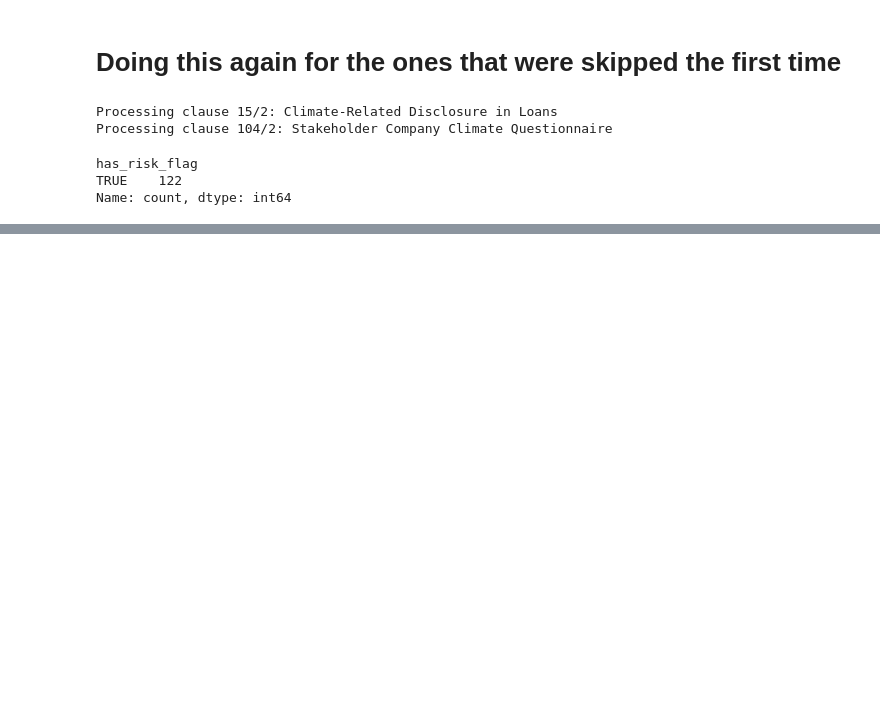
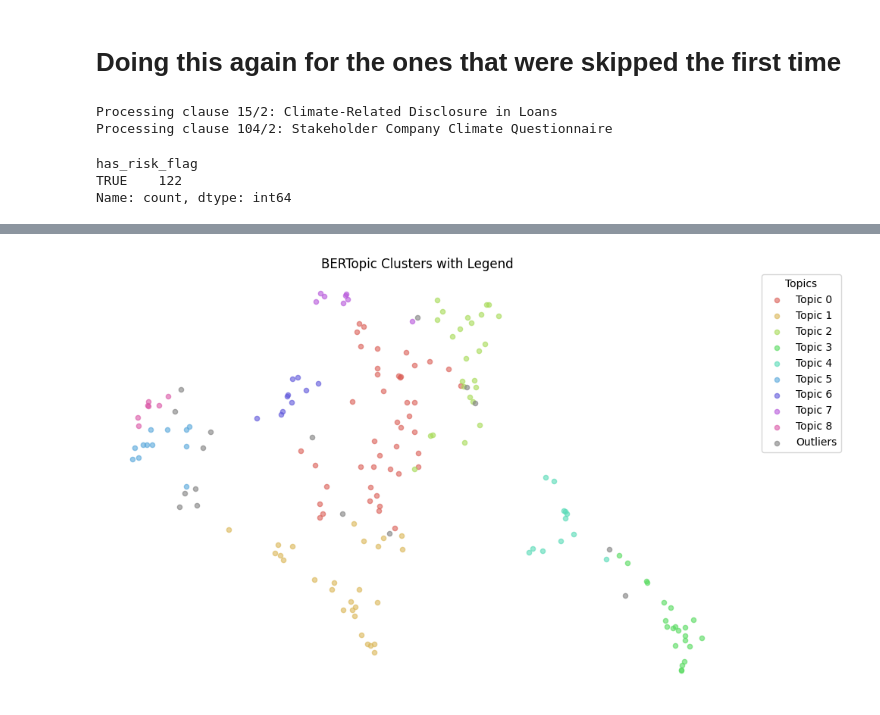
Before and after one commit to chancery-lane-project/risk_id, a Jupyter notebook: tclp/notebooks/risk_notebook.ipynb, the cells around one changed output, grey strips where cells are left out. Drawn from its saved outputs; the diff is of its cells as text; code cells hidden in the pictures; blank space fills up the shorter version.

```diff
--- a/tclp/notebooks/risk_notebook.ipynb
+++ b/tclp/notebooks/risk_notebook.ipynb
@@ -139,0 +264,16 @@ results_df.to_csv('../data/risk_categorization_results.csv', index=False)
+# %%
+from sentence_transformers import SentenceTransformer
+embedding_model = SentenceTransformer("thenlper/gte-small")
+embeddings = embedding_model.encode(unique_labels, show_progress_bar=True)
+# %%
+from umap.umap_ import UMAP
+umap_model = UMAP(n_components=3, min_dist=0.0, metric='euclidean', random_state=42)
+reduced_embeddings = umap_model.fit_transform(embeddings)
+# %%
+from hdbscan import HDBSCAN
+hdbscan_model = HDBSCAN(min_cluster_size=5, metric="euclidean", cluster_selection_method="eom").fit(reduced_embeddings)
+clusters = hdbscan_model.labels_
+# %%
+from bertopic import BERTopic
+topic_model = BERTopic(embedding_model=embedding_model, umap_model=umap_model, hdbscan_model=hdbscan_model)
+topics, probs = topic_model.fit_transform(unique_labels, embeddings)
@@ -139,0 +296,43 @@ results_df.to_csv('../data/risk_categorization_results.csv', index=False)
+# %%
+import pandas as pd
+import matplotlib.pyplot as plt
+import seaborn as sns
+
+# Create DataFrame
+df_plot = pd.DataFrame(reduced_embeddings, columns=["x", "y", "z"])
+df_plot["topic"] = topics
+
+# Create color palette (excluding -1 if present)
+unique_topics = sorted(set(topics))
+if -1 in unique_topics:
+    unique_topics.remove(-1)
+    include_outliers = True
+else:
+    include_outliers = False
+
+# Assign a color per topic
+palette = sns.color_palette("hls", len(unique_topics))
+topic_to_color = {topic: palette[i] for i, topic in enumerate(unique_topics)}
+if include_outliers:
+    topic_to_color[-1] = (0.5, 0.5, 0.5)  # grey for outliers
+
+# Assign colors to each point
+df_plot["color"] = df_plot["topic"].map(topic_to_color)
+
+# Plot
+plt.figure(figsize=(10, 6))
+for topic in topic_to_color:
+    subset = df_plot[df_plot["topic"] == topic]
+    label = f"Topic {topic}" if topic != -1 else "Outliers"
+    plt.scatter(subset["x"], subset["y"],
+                c=[topic_to_color[topic]],
+                label=label,
+                s=20, alpha=0.6)
+
+plt.legend(title="Topics", bbox_to_anchor=(1.05, 1), loc='upper left', borderaxespad=0.)
+plt.axis("off")
+plt.title("BERTopic Clusters with Legend")
+plt.tight_layout()
+plt.show()
+# %% [output]
+[figure, added]
```
Also changed, not shown: parts of 25 cells of this notebook, 5 other files.
